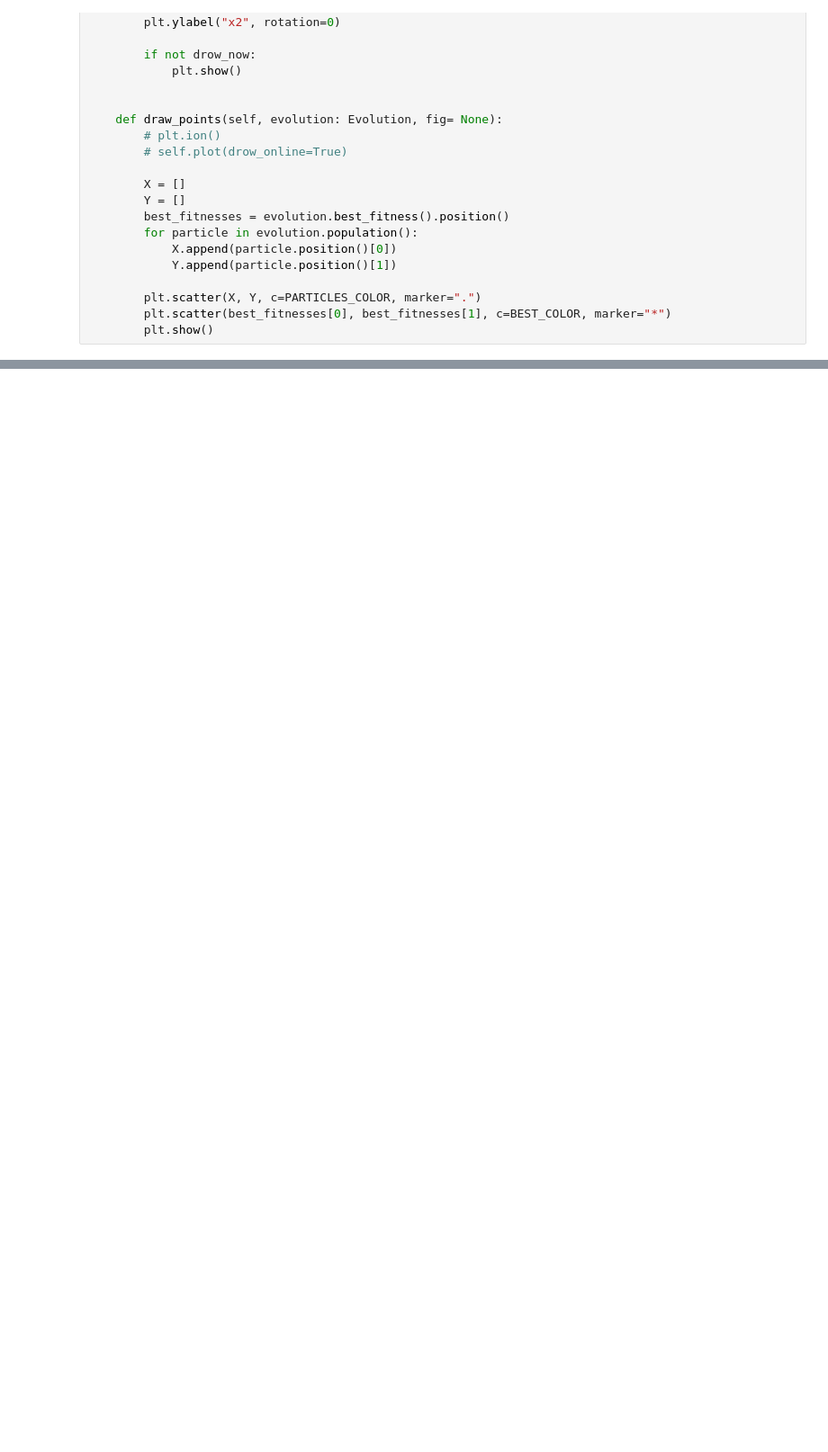
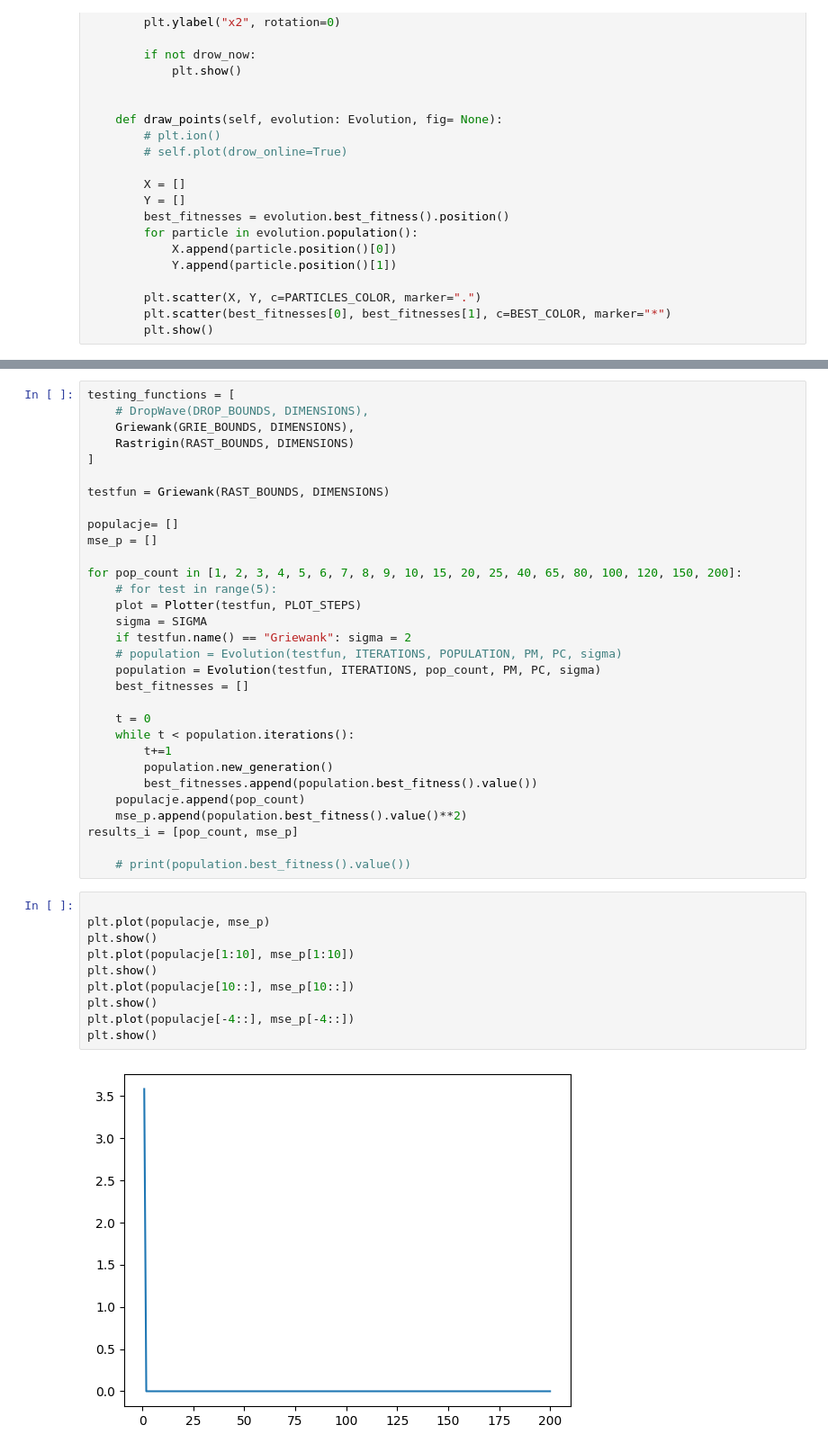
Before and after one commit to mwewior/introduction-to-ai, a Jupyter notebook: lab2/ewolucja.ipynb, the cells around one changed output, grey strips where cells are left out. Shown at 90% size. Drawn from its saved outputs; the diff is of its cells as text; blank space fills up the shorter version.

```diff
--- a/lab2/ewolucja.ipynb
+++ b/lab2/ewolucja.ipynb
@@ -425,0 +438,43 @@ class Plotter:
+# %%
+testing_functions = [
+    # DropWave(DROP_BOUNDS, DIMENSIONS),
+    Griewank(GRIE_BOUNDS, DIMENSIONS),
+    Rastrigin(RAST_BOUNDS, DIMENSIONS)
+]
+
+testfun = Griewank(RAST_BOUNDS, DIMENSIONS)
+
+populacje= []
+mse_p = []
+
+for pop_count in [1, 2, 3, 4, 5, 6, 7, 8, 9, 10, 15, 20, 25, 40, 65, 80, 100, 120, 150, 200]:
+    # for test in range(5):
+    plot = Plotter(testfun, PLOT_STEPS)
+    sigma = SIGMA
+    if testfun.name() == "Griewank": sigma = 2
+    # population = Evolution(testfun, ITERATIONS, POPULATION, PM, PC, sigma)
+    population = Evolution(testfun, ITERATIONS, pop_count, PM, PC, sigma)
+    best_fitnesses = []
+
+    t = 0
+    while t < population.iterations():
+        t+=1
+        population.new_generation()
+        best_fitnesses.append(population.best_fitness().value())
+    populacje.append(pop_count)
+    mse_p.append(population.best_fitness().value()**2)
+results_i = [pop_count, mse_p]
+
+    # print(population.best_fitness().value())
+# %%
+
+plt.plot(populacje, mse_p)
+plt.show()
+plt.plot(populacje[1:10], mse_p[1:10])
+plt.show()
+plt.plot(populacje[10::], mse_p[10::])
+plt.show()
+plt.plot(populacje[-4::], mse_p[-4::])
+plt.show()
+# %% [output]
+[figure, added]
```
Also changed, not shown: parts of 17 cells of this notebook.
